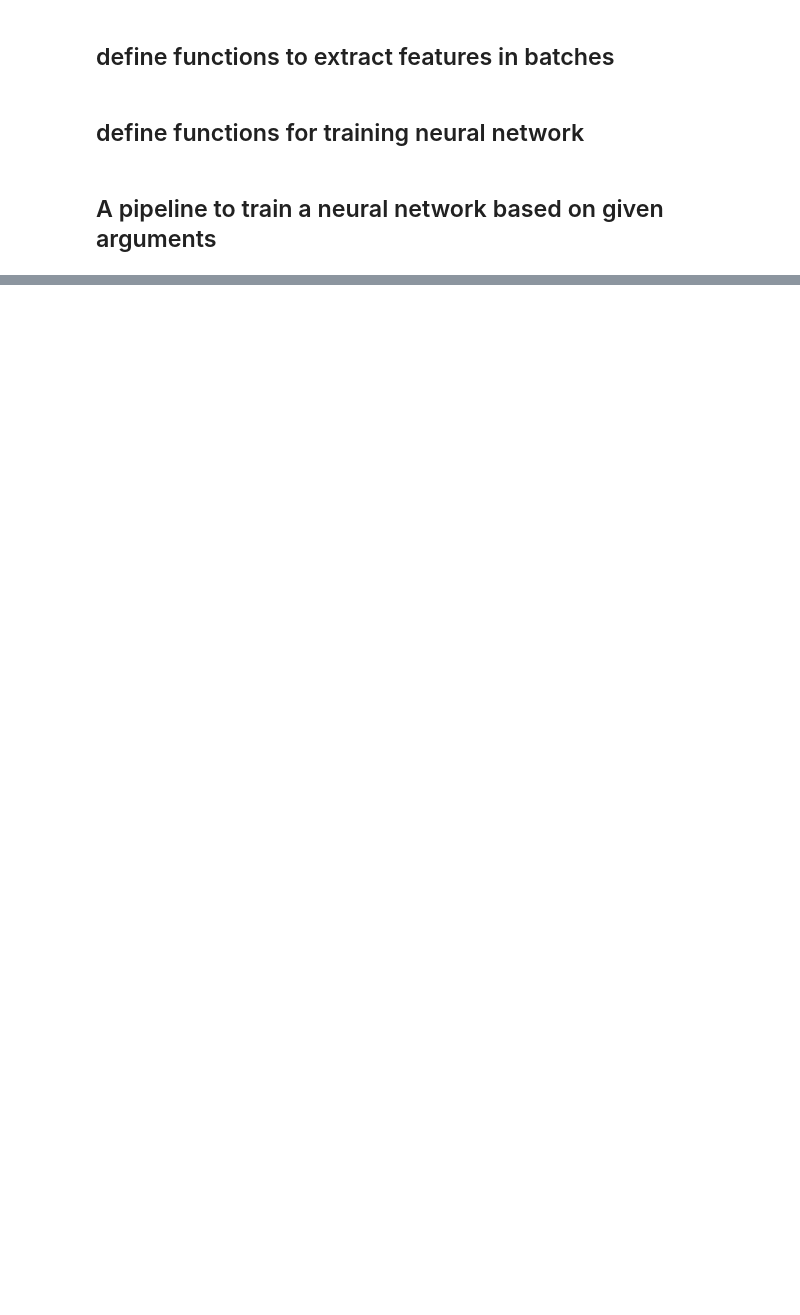
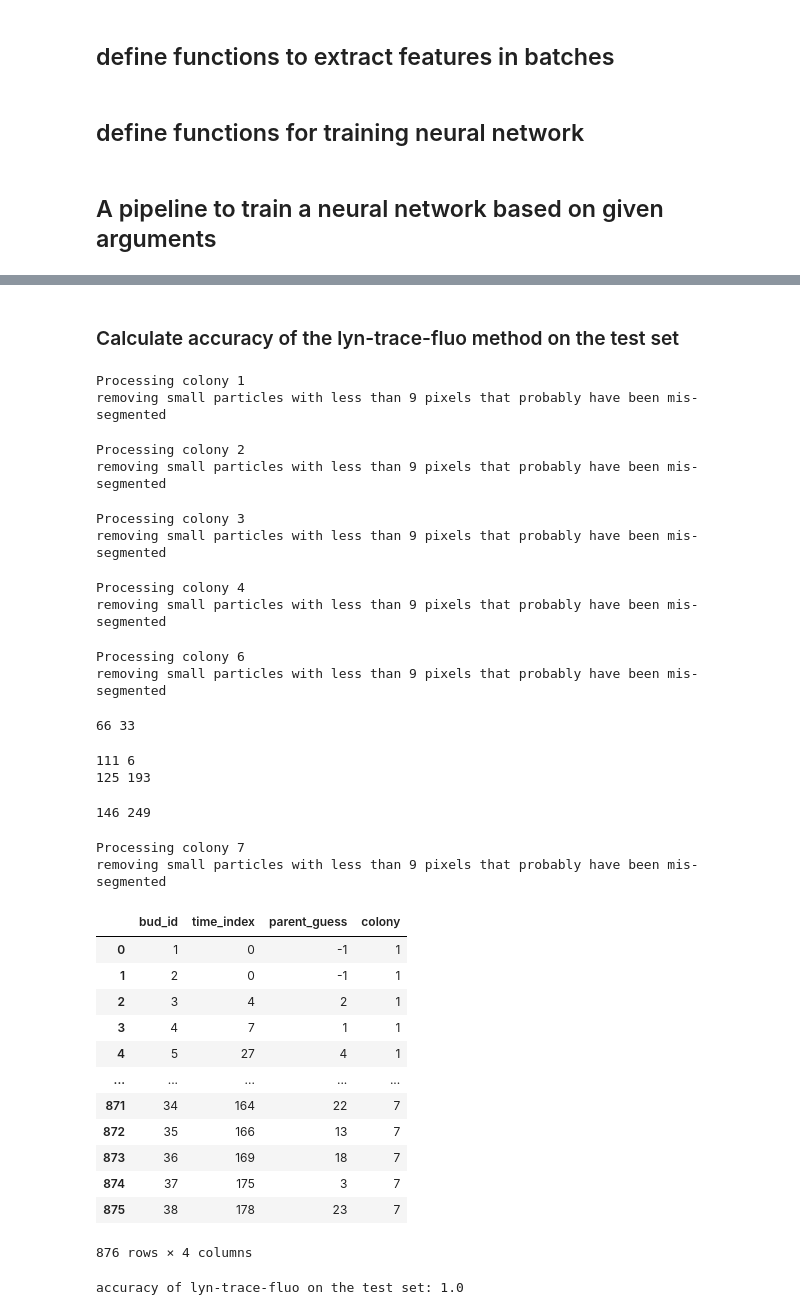
Before and after one commit to rahi-lab/LYN-track-and-trace, a Jupyter notebook: src/scripts/lineage_tracing_train_pipeline.ipynb, the cells around one changed output, grey strips where cells are left out. Cells and saved outputs as stored; diff of their text form; code cells hidden in the pictures; blank space fills up the shorter version.

```diff
--- a/src/scripts/lineage_tracing_train_pipeline.ipynb
+++ b/src/scripts/lineage_tracing_train_pipeline.ipynb
@@ -586,0 +709,78 @@ test accuracy 0.9150326797385621
+# %% [markdown]
+### Calculate accuracy of the lyn-trace-fluo method on the test set
+# %%
+budlum_files = [
+    '/Users/farzanehwork/Documents/LPBS/LPBS_track_and_trace_sahand_data/Data_budding_yeast/Recording_1/colony001_GFP.tif',
+    '/Users/farzanehwork/Documents/LPBS/LPBS_track_and_trace_sahand_data/Data_budding_yeast/Recording_2/colony002_GFP.tif',
+    '/Users/farzanehwork/Documents/LPBS/LPBS_track_and_trace_sahand_data/Data_budding_yeast/Recording_3/colony003_GFP.tif',
+    '/Users/farzanehwork/Documents/LPBS/LPBS_track_and_trace_sahand_data/Data_budding_yeast/Recording_4/colony004_GFP.tif',
+    '/Users/farzanehwork/Documents/LPBS/LPBS_track_and_trace_sahand_data/Data_budding_yeast/Recording_6_validation/colony000_GFP.tif',
+    '/Users/farzanehwork/Documents/LPBS/LPBS_track_and_trace_sahand_data/Data_budding_yeast/Recording_7_test/colony005_GFP.tif',
+]
+lin_guess_all_f = pd.DataFrame()
+# Initialize the Lineage
+for segmentation, fleu_marker_path, lineage_gt in zip(segmentation_files, budlum_files, ground_truth_path[:-1]):
+    colony = segmentation.split('/')[-2].split('_')[1]
+    print(f'Processing colony {colony}')
+    segmentation = SegmentationFile.from_h5(
+        segmentation).get_segmentation('FOV'+str(args['fov']))
+    # lineage_gt = pd.read_csv(lineage_gt)
+    microscopy = Microscopy.from_tiff(fleu_marker_path)['FOV0']
+    # lineage_gt['colony'] = colony
+    # lineage_gt.rename(columns={'# parent_id': 'parent_GT'}, inplace=True)
+    # lineage_gt.reset_index(inplace=True, drop=True)
+    # Initialize the LineageGuesserBudLum
+    lineage_guess_budlum = LineageGuesserBudLum(
+        budneck_img=microscopy, segmentation=segmentation).guess_lineage()
+    lineage_guess_budlum_df = pd.DataFrame()
+    lineage_guess_budlum_df['bud_id'] = lineage_guess_budlum.bud_ids
+    lineage_guess_budlum_df['time_index'] = lineage_guess_budlum.time_ids
+    lineage_guess_budlum_df['parent_guess'] = lineage_guess_budlum.parent_ids
+    lineage_guess_budlum_df['colony'] = colony
+    lin_guess_all_f = pd.concat([lin_guess_all_f, lineage_guess_budlum_df])
+lin_guess_all_f.reset_index(inplace=True, drop=True)
+lin_guess_all_f
+# %% [output]
+Processing colony 1
+removing small particles with less than 9 pixels that probably have been mis-segmented
+Processing colony 2
+removing small particles with less than 9 pixels that probably have been mis-segmented
+Processing colony 3
+removing small particles with less than 9 pixels that probably have been mis-segmented
+Processing colony 4
+removing small particles with less than 9 pixels that probably have been mis-segmented
+Processing colony 6
+removing small particles with less than 9 pixels that probably have been mis-segmented
+66 33
+111 6
+125 193
+146 249
+Processing colony 7
+removing small particles with less than 9 pixels that probably have been mis-segmented
+|  | bud_id | time_index | parent_guess | colony |
+| 0 | 1 | 0 | -1 | 1 |
+| 1 | 2 | 0 | -1 | 1 |
+| 2 | 3 | 4 | 2 | 1 |
+| 3 | 4 | 7 | 1 | 1 |
+| 4 | 5 | 27 | 4 | 1 |
+| ... | ... | ... | ... | ... |
+| 871 | 34 | 164 | 22 | 7 |
+| 872 | 35 | 166 | 13 | 7 |
+| 873 | 36 | 169 | 18 | 7 |
+| 874 | 37 | 175 | 3 | 7 |
+| 875 | 38 | 178 | 23 | 7 |
+876 rows × 4 columns
+# %%
+filtered_lin_guess_all_f = lin_guess_all_f[lin_guess_all_f[['bud_id', 'colony']].apply(
+    tuple, 1).isin(test_df[['bud_id', 'colony']].apply(tuple, 1))]
+filtered_lin_guess_all_f.reset_index(drop=True, inplace=True)
+filtered_lin_guess_all_f
+comparison = pd.merge(filtered_lin_guess_all_f,
+                      test_df, on=["colony", "bud_id"])
+comparison = comparison[['bud_id', 'colony', 'parent_GT', 'parent_guess']]
+# count number of rows with correct parent guess
+correct = comparison[comparison['parent_GT'] == comparison['parent_guess']]
+accuracy = len(correct)/len(comparison)
+print('accuracy of lyn-trace-fluo on the test set:', accuracy)
+# %% [output]
+accuracy of lyn-trace-fluo on the test set: 1.0
```
Also changed, not shown: parts of 29 cells of this notebook, 5 other files.
